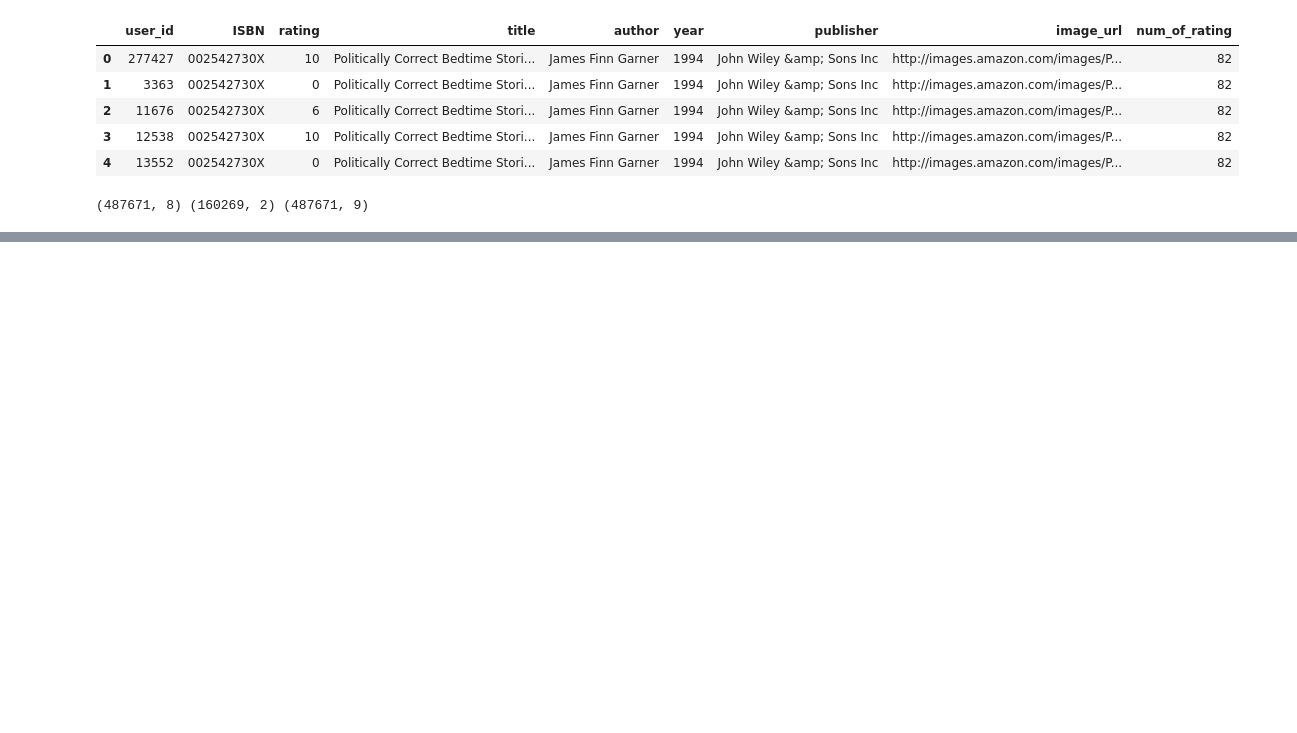
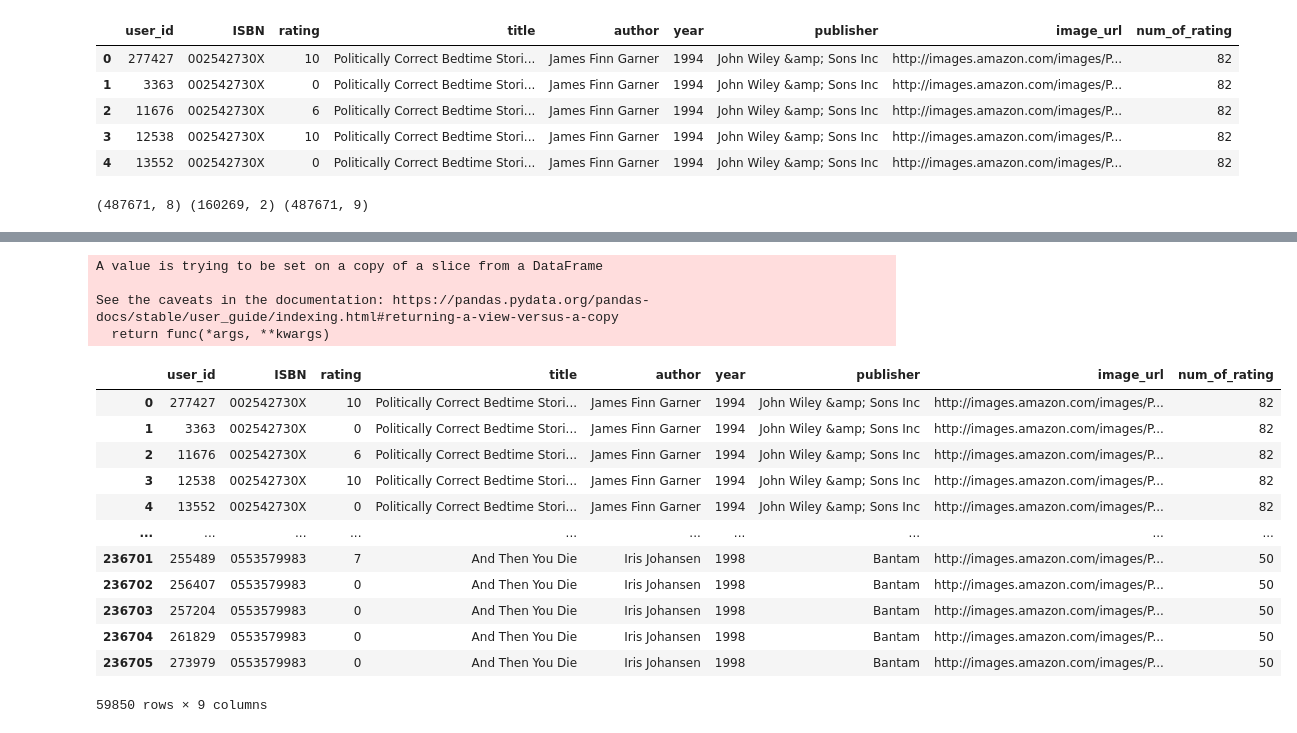
Before and after one commit to prabhat-dsc/book-recommender-system, a Jupyter notebook: notebook/research.ipynb, the cells around one changed output, grey strips where cells are left out. Cells and saved outputs as stored; diff of their text form; code cells hidden in the pictures; blank space fills up the shorter version.

```diff
--- a/notebook/research.ipynb
+++ b/notebook/research.ipynb
@@ -381,0 +420,25 @@ print(ratings_with_books.shape,number_rating.shape,final_rating.shape)
+# %%
+# Lets drop the duplicates
+
+final_rating.drop_duplicates(['user_id','title'],inplace=True)
+# %% [output]
+A value is trying to be set on a copy of a slice from a DataFrame
+
+See the caveats in the documentation: https://pandas.pydata.org/pandas-docs/stable/user_guide/indexing.html#returning-a-view-versus-a-copy
+  return func(*args, **kwargs)
+# %%
+final_rating
+# %% [output]
+|  | user_id | ISBN | rating | title | author | year | publisher | image_url | num_of_rating |
+| 0 | 277427 | 002542730X | 10 | Politically Correct Bedtime Stori... | James Finn Garner | 1994 | John Wiley &amp; Sons Inc | http://images.amazon.com/images/P... | 82 |
+| 1 | 3363 | 002542730X | 0 | Politically Correct Bedtime Stori... | James Finn Garner | 1994 | John Wiley &amp; Sons Inc | http://images.amazon.com/images/P... | 82 |
+| 2 | 11676 | 002542730X | 6 | Politically Correct Bedtime Stori... | James Finn Garner | 1994 | John Wiley &amp; Sons Inc | http://images.amazon.com/images/P... | 82 |
+| 3 | 12538 | 002542730X | 10 | Politically Correct Bedtime Stori... | James Finn Garner | 1994 | John Wiley &amp; Sons Inc | http://images.amazon.com/images/P... | 82 |
+| 4 | 13552 | 002542730X | 0 | Politically Correct Bedtime Stori... | James Finn Garner | 1994 | John Wiley &amp; Sons Inc | http://images.amazon.com/images/P... | 82 |
+| ... | ... | ... | ... | ... | ... | ... | ... | ... | ... |
+| 236701 | 255489 | 0553579983 | 7 | And Then You Die | Iris Johansen | 1998 | Bantam | http://images.amazon.com/images/P... | 50 |
+| 236702 | 256407 | 0553579983 | 0 | And Then You Die | Iris Johansen | 1998 | Bantam | http://images.amazon.com/images/P... | 50 |
+| 236703 | 257204 | 0553579983 | 0 | And Then You Die | Iris Johansen | 1998 | Bantam | http://images.amazon.com/images/P... | 50 |
+| 236704 | 261829 | 0553579983 | 0 | And Then You Die | Iris Johansen | 1998 | Bantam | http://images.amazon.com/images/P... | 50 |
+| 236705 | 273979 | 0553579983 | 0 | And Then You Die | Iris Johansen | 1998 | Bantam | http://images.amazon.com/images/P... | 50 |
+59850 rows × 9 columns
```
Also changed, not shown: parts of 13 cells of this notebook.
